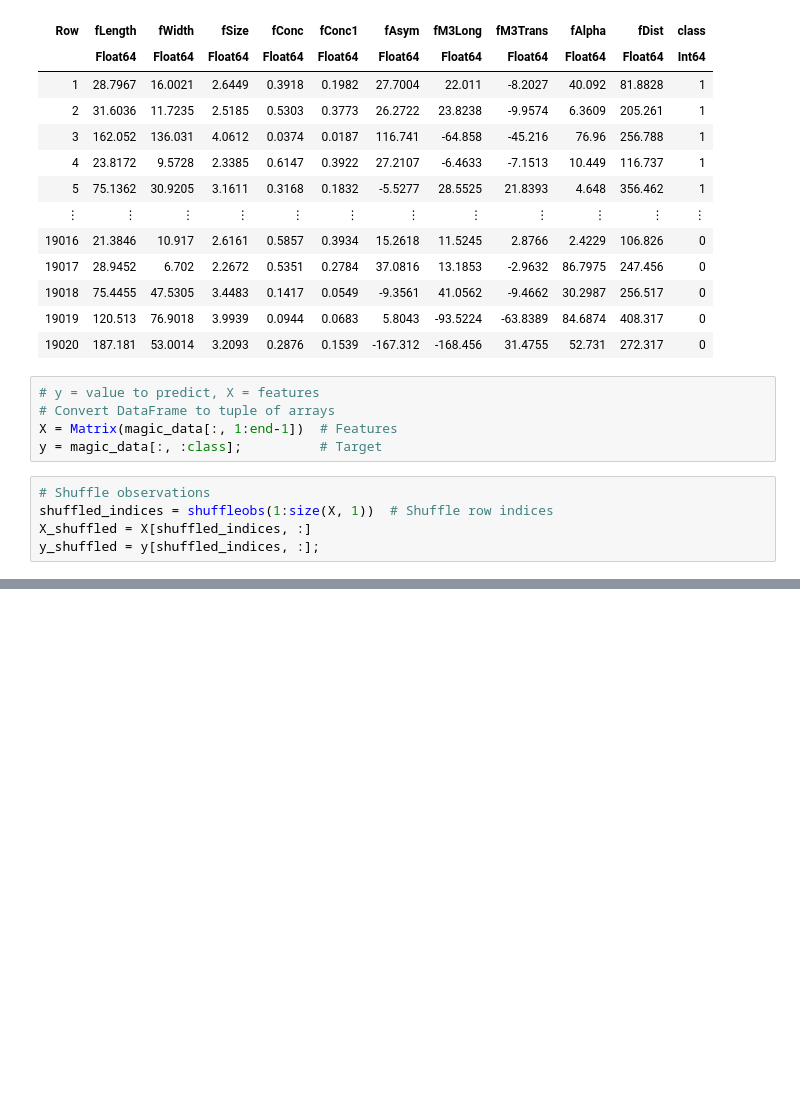
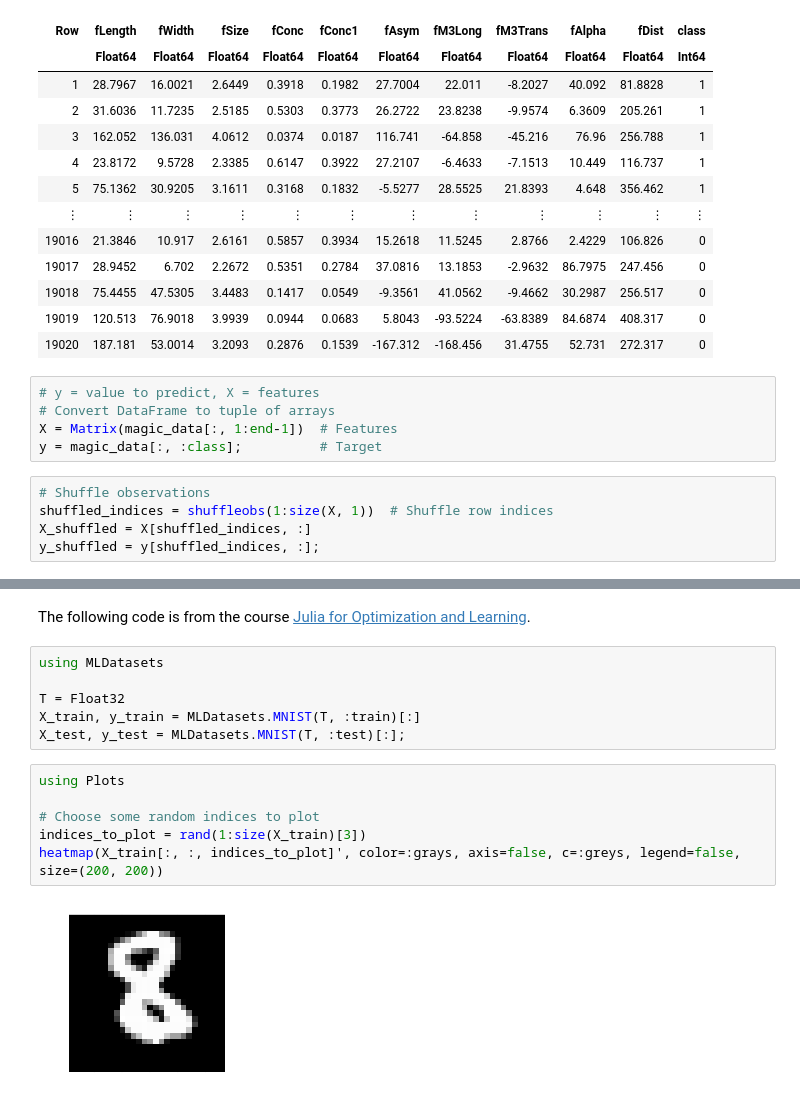
Before and after one commit to reygers/Julia-Course-Uni-HD, a Jupyter notebook: julia-19-machine-learning.ipynb, the cells around one changed output, grey strips where cells are left out. Cells and saved outputs as stored; diff of their text form; blank space fills up the shorter version.

```diff
--- a/julia-19-machine-learning.ipynb
+++ b/julia-19-machine-learning.ipynb
@@ -136,0 +185,16 @@ accuracy = 0.8719768664563617
+# %% [markdown]
+The following code is from the course [Julia for Optimization and Learning](https://juliateachingctu.github.io/Julia-for-Optimization-and-Learning/stable/lecture_11/nn/).
+# %%
+using MLDatasets
+
+T = Float32
+X_train, y_train = MLDatasets.MNIST(T, :train)[:]
+X_test, y_test = MLDatasets.MNIST(T, :test)[:];
+# %%
+using Plots
+
+# Choose some random indices to plot
+indices_to_plot = rand(1:size(X_train)[3])
+heatmap(X_train[:, :, indices_to_plot]', color=:grays, axis=false, c=:greys, legend=false, size=(200, 200))
+# %% [output]
+[figure, added]
```
Also changed, not shown: parts of 25 cells of this notebook, 10 other files.
